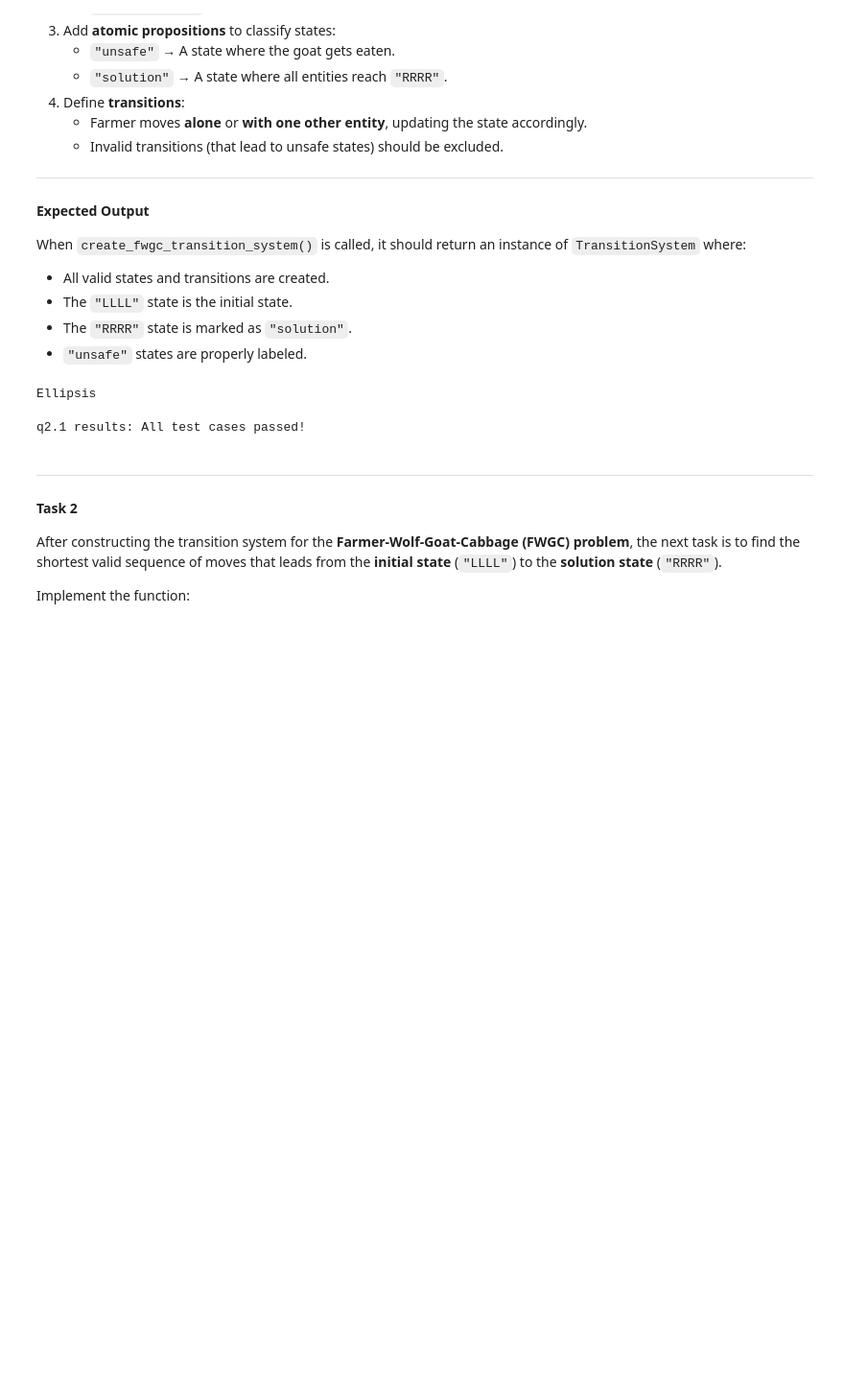
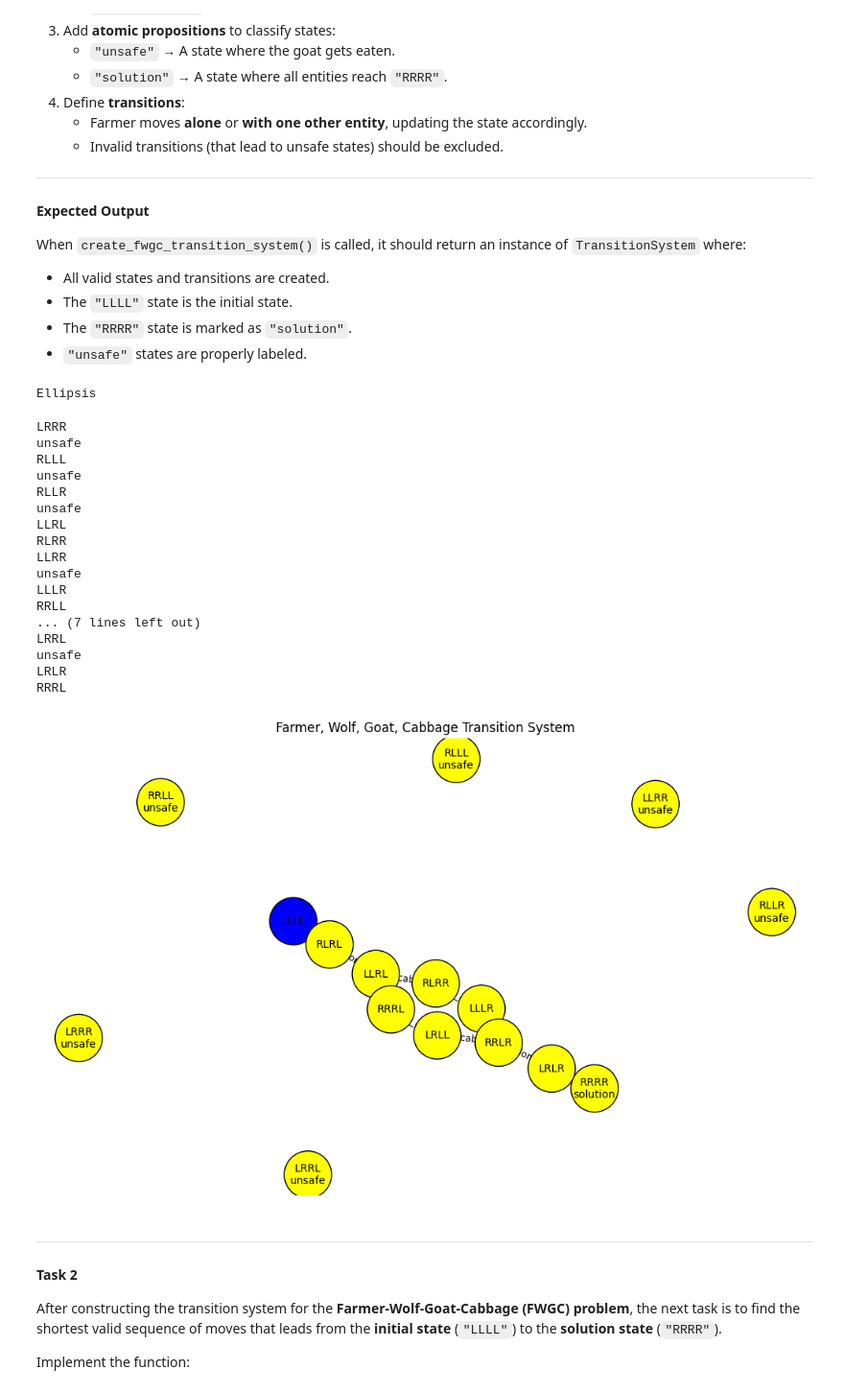
Before and after one commit to OfekYabo/Software-verification, a Jupyter notebook: HW1.ipynb, the cells around one changed output. Shown at 96% size. Drawn from its saved outputs; the diff is of its cells as text; code cells hidden in the pictures; blank space fills up the shorter version.

```diff
--- a/HW1.ipynb
+++ b/HW1.ipynb
@@ -563,7 +563,6 @@ def create_fwgc_transition_system():
 
     # Setup
     ts = TransitionSystem()
-    entities = ['F', 'W', 'G', 'C']
 
     # Add states LLLL", "LLLR", ..., "RRRR" (farmer, wolf, goat, cabbage)
     all_states = [''.join(state) for state in product(['L', 'R'], repeat=4)]
@@ -597,10 +596,30 @@ def create_fwgc_transition_system():
 ...
 # %% [output]
 Ellipsis
-# %%
-grader.check("q2.1")
-# %% [output]
-q2.1 results: All test cases passed!
+# %%
+grader.check("q2.1")
+
+ts = create_fwgc_transition_system()
+ts.plot("Farmer, Wolf, Goat, Cabbage Transition System")
+# %% [output]
+LRRR
+unsafe
+RLLL
+unsafe
+RLLR
+unsafe
+LLRL
+RLRR
+LLRR
+unsafe
+LLLR
+RRLL
+... (7 lines left out)
+LRRL
+unsafe
+LRLR
+RRRL
+[figure, added]
 # %% [markdown]
 ---
 #### **Task 2**
```
Also changed, not shown: 4 other files.
